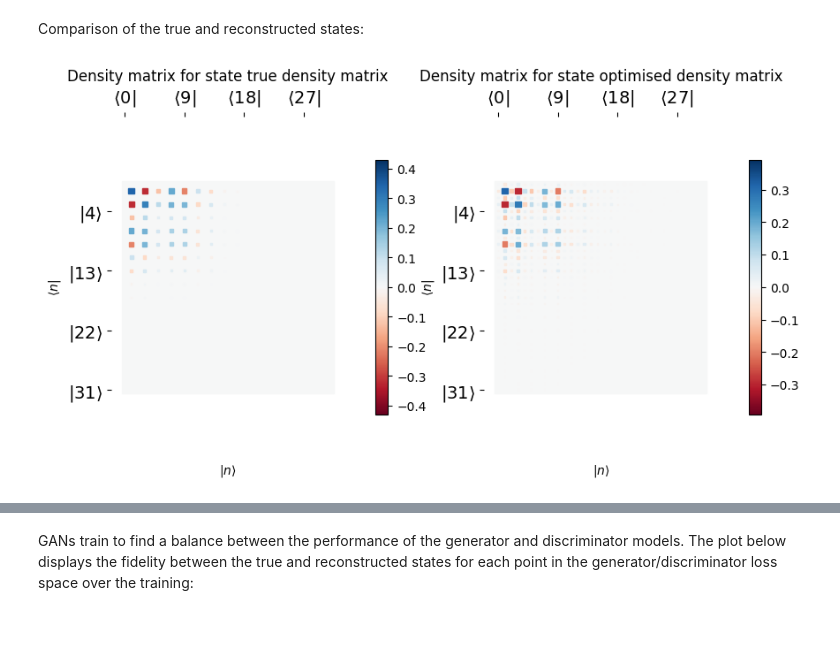
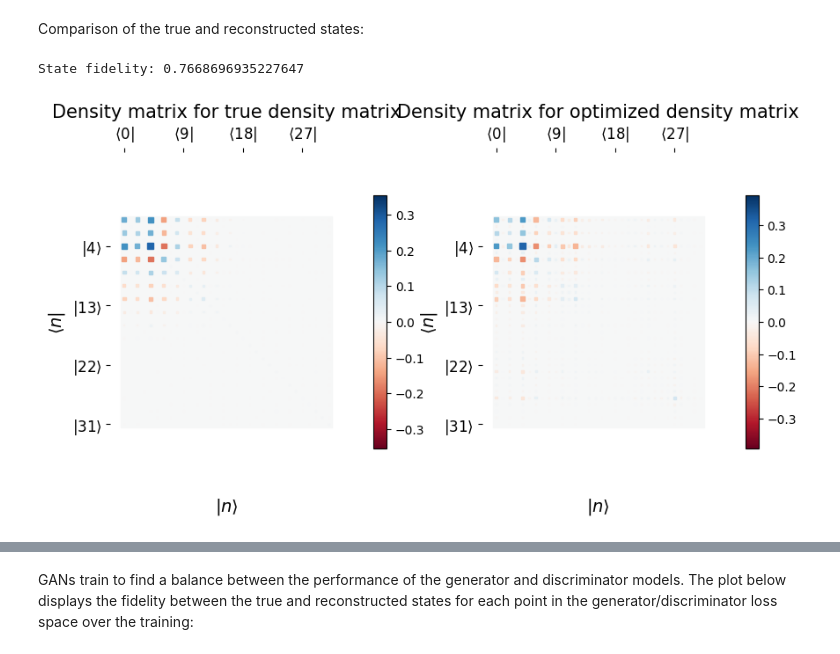
Before and after one commit to georgefitzgerald02/qsttoolkit, a Jupyter notebook: example_notebooks/GAN_tomography_demo.ipynb, the cells around one changed output, grey strips where cells are left out. Cells and saved outputs as stored; diff of their text form; code cells hidden in the pictures; blank space fills up the shorter version.

```diff
--- a/example_notebooks/GAN_tomography_demo.ipynb
+++ b/example_notebooks/GAN_tomography_demo.ipynb
@@ -47,22 +27,22 @@ pgrid = np.linspace(-5, 5, Nc)
 # %% [markdown]
 We first create test state density matrices of seven different varieties using the [QuTiP](https://qutip.org/docs/4.0.2/index.html) framework. The first three states can be produced directly using QuTiP functions, the other four are specific superpositions of Fock and coherent states and are produced using custom functions in `qsttoolkit.data`:
 # %%
-fock_test = qt.fock_dm(Nc, 9)
-coherent_test = qt.coherent_dm(Nc, 2.5)
-thermal_test = qt.thermal_dm(Nc, 9)
-num_test = qt.ket2dm(qst.data.num_state('M2', Nc))
-binomial_test = qt.ket2dm(qst.data.binomial_state(Nc, 2, 2, 1))
-cat_test = qt.ket2dm(qst.data.cat_state(Nc, 3))
-gkp_test = qt.ket2dm(qst.data.gkp_state(Nc, [-5, 5], [-5, 5], 0.5, 4.5))
+fock_test = qt.fock_dm(dim, 9)
+coherent_test = qt.coherent_dm(dim, 2.5)
+thermal_test = qt.thermal_dm(dim, 9)
+num_test = qst.data.num_dm('M2', dim)
+binomial_test = qst.data.binomial_dm(dim, 2, 2, 1)
+cat_test = qst.data.cat_dm(dim, 3)
+gkp_test = qst.data.gkp_dm(dim, [-5, 5], [-5, 5], 0.5, 4.5)
 
 fig, ax = plt.subplots(1, 7, figsize=(35, 5))
-qst.plot_hinton(fock_test, ax=ax[0], label='fock')
-qst.plot_hinton(coherent_test, ax=ax[1], label='coherent')
-qst.plot_hinton(thermal_test, ax=ax[2], label='thermal')
-qst.plot_hinton(num_test, ax=ax[3], label='num')
-qst.plot_hinton(binomial_test, ax=ax[4], label='binomial')
-qst.plot_hinton(cat_test, ax=ax[5], label='cat')
-qst.plot_hinton(gkp_test, ax=ax[6], label='gkp')
+qst.plot_Hinton(fock_test, ax=ax[0], label='fock')
+qst.plot_Hinton(coherent_test, ax=ax[1], label='coherent')
+qst.plot_Hinton(thermal_test, ax=ax[2], label='thermal')
+qst.plot_Hinton(num_test, ax=ax[3], label='num')
+qst.plot_Hinton(binomial_test, ax=ax[4], label='binomial')
+qst.plot_Hinton(cat_test, ax=ax[5], label='cat')
+qst.plot_Hinton(gkp_test, ax=ax[6], label='gkp')
 plt.show()
 # %% [output]
 [figure]
@@ -75,6 +55,7 @@ We then create, format and reshape the Husimi-Q measurement data for our test st
 # %%
-test_state = num_test.full()
-measurement_data = [qst.expectation(test_state, measurement_operators).numpy().reshape(1, Nc**2)]
+test_state = qst.mixed_state_noise(num_test, 0.2).full()
+expectation_values = qst.expectation(test_state, measurement_operators)
+measurement_data = expectation_values.numpy().reshape(1, data_dim**2)           # Reshape the expectation values to a 1D array
 # %% [markdown]
 ## Modelling
 # %% [markdown]
@@ -215,6 +105,10 @@ GAN_reconstructor.plot_fidelities()
 # %% [markdown]
 Comparison of the true and reconstructed states:
-# %%
-GAN_reconstructor.plot_comparison_hintons(num_test.full())
-# %% [output]
-[figure, removed]
+# %%
+print(f"State fidelity: {qst.fidelity(test_state, GAN_reconstructor.reconstructed_dm)}")
+# %% [output]
+State fidelity: 0.7668696935227647
+# %%
+GAN_reconstructor.plot_comparison_Hintons(test_state)
+# %% [output]
+[figure, added]
```
Also changed, not shown: parts of 20 cells of this notebook, 4 other files.
